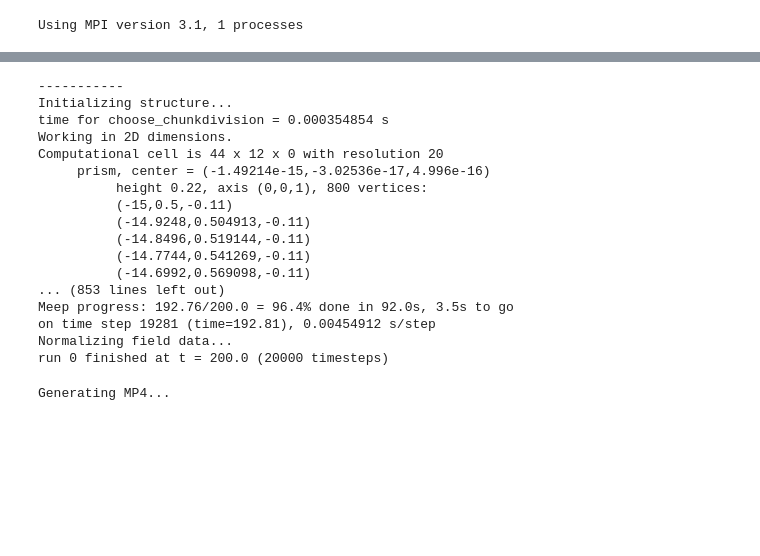
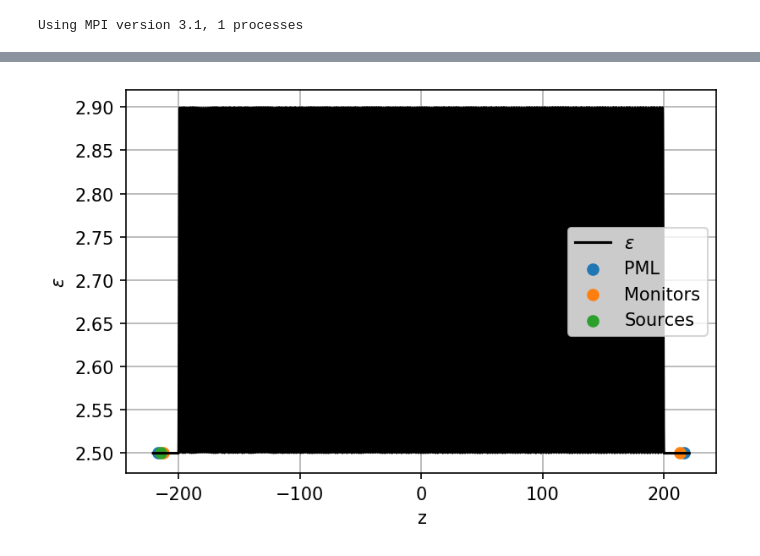
Before and after one commit to smartalecH/meep, a Jupyter notebook: python/examples/chirp.ipynb, the cells around one changed output, grey strips where cells are left out. Saved outputs shown, nothing was run; the diff lists cells and outputs as text; code cells hidden in the pictures; blank space fills up the shorter version.

Commit message:
progress

```diff
--- a/python/examples/chirp.ipynb
+++ b/python/examples/chirp.ipynb
@@ -91,0 +96,2 @@ plt.show()'''
+# %%
+sim.run(until=simulation_time)
@@ -91,0 +116,28 @@ plt.show()'''
+# %%
+incident_flux_1 = mp.get_fluxes(flux_1)
+incident_flux_data_1 = sim.get_flux_data(flux_1)
+incident_flux_2 = mp.get_fluxes(flux_2)
+incident_flux_data_2 = sim.get_flux_data(flux_2)
+# %%
+# generate grating chirping profile
+def epsilon_func(V):
+    x = V.z
+    beta = (1/P2 - 1/P1) / L
+    phase = 2 * np.pi * (1/P1 * (x+L/2) + 0.5 * beta * (x+L/2) * (x+L/2))
+    chirp = 0.5*(max_eps-min_eps)*(np.cos(phase-np.pi)) + 0.5*(max_eps+min_eps)
+    return chirp
+geometry = [mp.Block(center=mp.Vector3(),size=mp.Vector3(mp.inf,mp.inf,L), epsilon_func=epsilon_func)]
+# %%
+sim.reset_meep()
+sim = mp.Simulation(cell_size=cell_size,
+                    boundary_layers=pml_layers,
+                    resolution=resolution,
+                    sources=sources,
+                    geometry=geometry,
+                    default_material=mp.Medium(epsilon=min_eps))
+
+flux_1 = sim.add_flux(v0,df,nf,mp.FluxRegion(center=mon_pt_1,size=mp.Vector3()))
+flux_2 = sim.add_flux(v0,df,nf,mp.FluxRegion(center=mon_pt_2,size=mp.Vector3()))
+sim.load_minus_flux_data(flux_1,incident_flux_data_1)
+#sim.load_minus_flux_data(flux_2,incident_flux_data_2)
+sim.init_sim()
@@ -92,2 +163,17 @@ plt.show()'''
+# %%
+eps_data = sim.get_array(center=mp.Vector3(), size=cell_size, component=mp.Dielectric)
+z = np.linspace(-sz/2,sz/2,eps_data.size)
+plt.figure(dpi=150)
+plt.plot(z,eps_data,'k',label='$\epsilon$')
+plt.scatter([-sz/2+dpml,sz/2-dpml],[min_eps,min_eps],label='PML')
+plt.scatter([mon_pt_1.z,mon_pt_2.z],[min_eps,min_eps],label='Monitors')
+plt.scatter([src_pt.z],[min_eps],label='Sources')
+plt.legend()
+plt.grid(True)
+plt.xlabel('z')
+plt.ylabel('$\epsilon$')
+plt.show()
+# %% [output]
+[figure, added]
 # %%
 fields = []
@@ -98,28 +183,0 @@ def save_fields(sim, todo):
-# %%
-f = plt.figure(dpi=150)
-animate = mp.Animate2D(sim,fields=mp.Ez,normalize=True,f=f)
-sim.run(mp.at_every(1,animate),mp.at_every(1,save_fields),until=200)
-plt.close()
-# %% [output]
------------
-Initializing structure...
-time for choose_chunkdivision = 0.000354854 s
-Working in 2D dimensions.
-Computational cell is 44 x 12 x 0 with resolution 20
-     prism, center = (-1.49214e-15,-3.02536e-17,4.996e-16)
-          height 0.22, axis (0,0,1), 800 vertices:
-          (-15,0.5,-0.11)
-          (-14.9248,0.504913,-0.11)
-          (-14.8496,0.519144,-0.11)
-          (-14.7744,0.541269,-0.11)
-          (-14.6992,0.569098,-0.11)
-... (853 lines left out)
-Meep progress: 192.76/200.0 = 96.4% done in 92.0s, 3.5s to go
-on time step 19281 (time=192.81), 0.00454912 s/step
-Normalizing field data...
-run 0 finished at t = 200.0 (20000 timesteps)
-# %%
-filename = 'media/chirp.mp4'
-animate.to_mp4(5,filename)
-# %% [output]
-Generating MP4...
```
Also changed, not shown: parts of 22 cells of this notebook, 2 other files.
